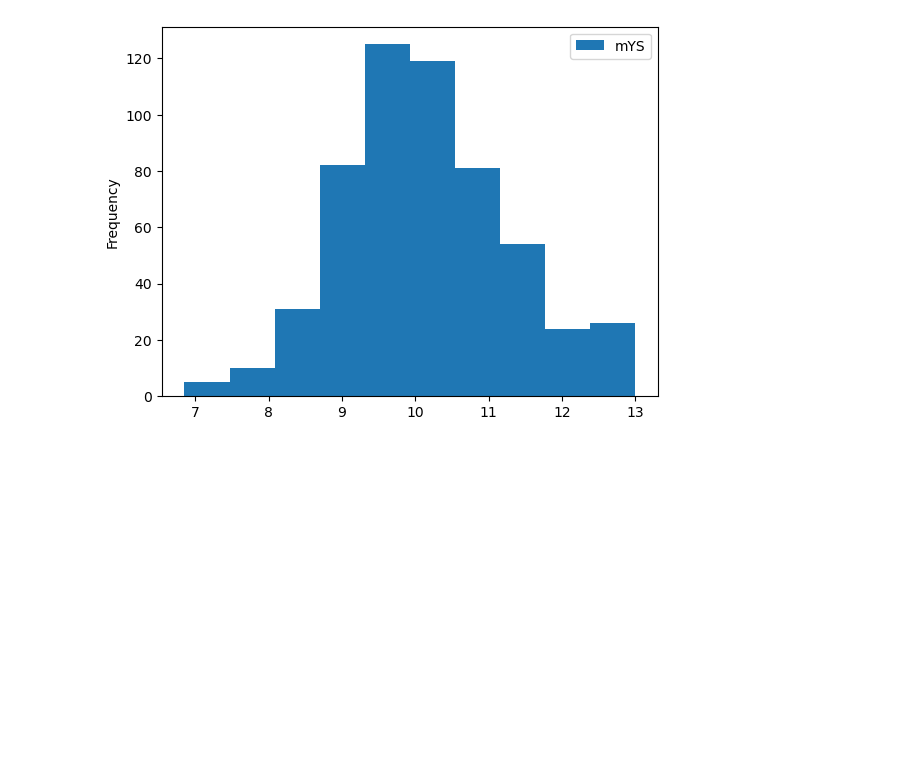
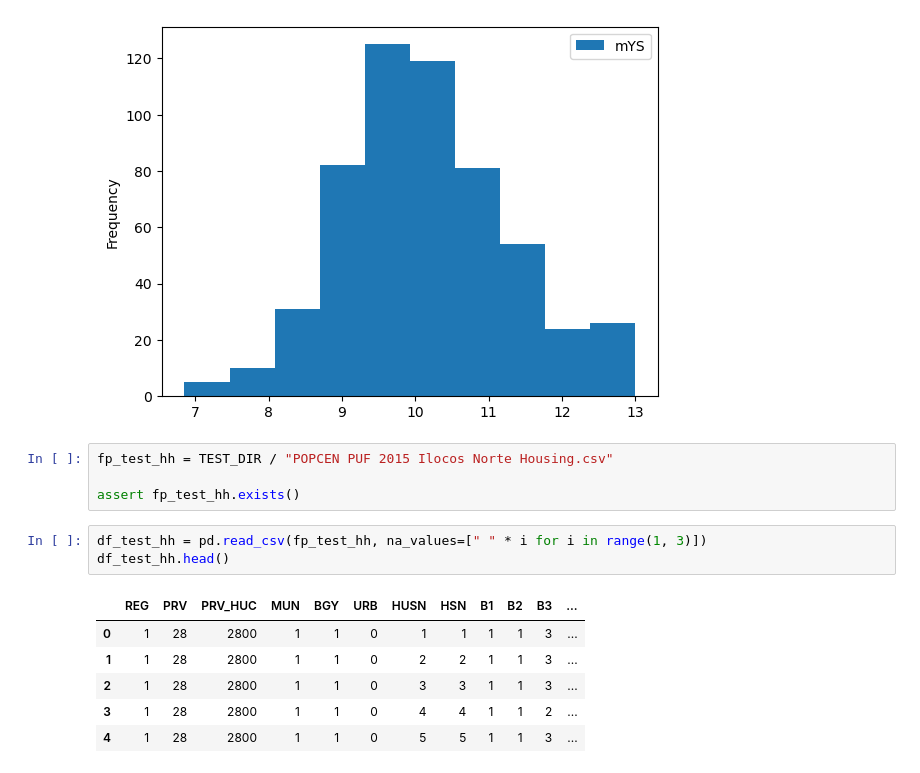
Before and after one commit to jeromemaiquez/psa_cph, a Jupyter notebook: notebooks/test.ipynb, the cells around one changed output. Drawn from its saved outputs; the diff is of its cells as text; blank space fills up the shorter version.

```diff
--- a/notebooks/test.ipynb
+++ b/notebooks/test.ipynb
@@ -187,3 +187,17 @@ df_popv_brgy.plot(
 # %% [output]
 <Axes: ylabel='Frequency'>
 [figure]
+# %%
+fp_test_hh = TEST_DIR / "POPCEN PUF 2015 Ilocos Norte Housing.csv"
+
+assert fp_test_hh.exists()
+# %%
+df_test_hh = pd.read_csv(fp_test_hh, na_values=[" " * i for i in range(1, 3)])
+df_test_hh.head()
+# %% [output]
+|  | REG | PRV | PRV_HUC | MUN | BGY | URB | HUSN | HSN | B1 | B2 | B3 | ... |
+| 0 | 1 | 28 | 2800 | 1 | 1 | 0 | 1 | 1 | 1 | 1 | 3 | ... |
+| 1 | 1 | 28 | 2800 | 1 | 1 | 0 | 2 | 2 | 1 | 1 | 3 | ... |
+| 2 | 1 | 28 | 2800 | 1 | 1 | 0 | 3 | 3 | 1 | 1 | 3 | ... |
+| 3 | 1 | 28 | 2800 | 1 | 1 | 0 | 4 | 4 | 1 | 1 | 2 | ... |
+| 4 | 1 | 28 | 2800 | 1 | 1 | 0 | 5 | 5 | 1 | 1 | 3 | ... |
```
Also changed, not shown: parts of 2 cells of this notebook.
